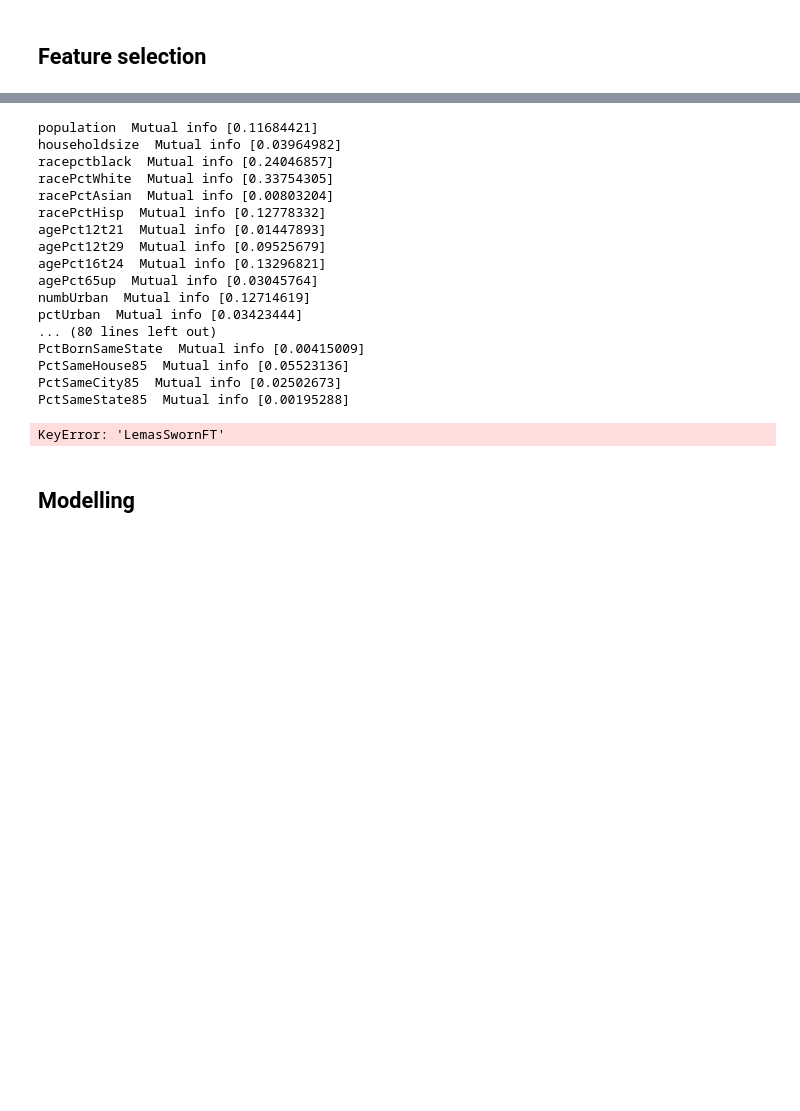
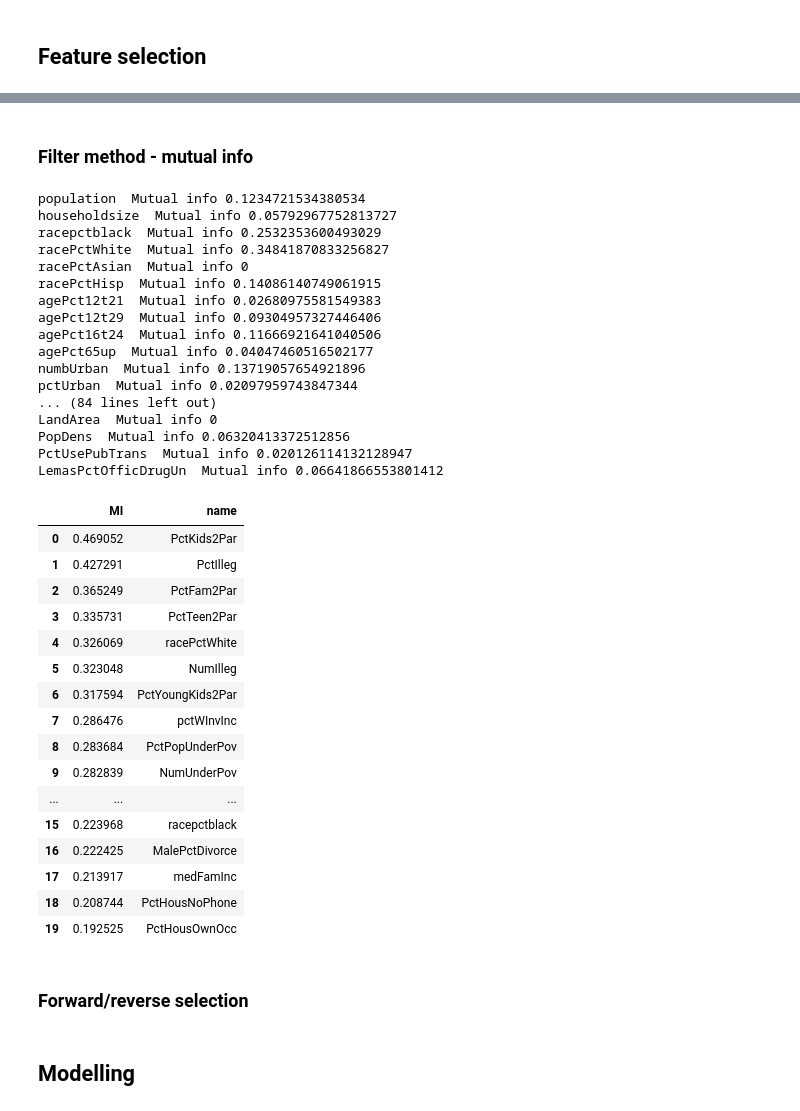
Before and after one commit to esobolewska/ML1-regression, a Jupyter notebook: ML1-kod.ipynb, the cells around one changed output, grey strips where cells are left out. Saved outputs shown, nothing was run; the diff lists cells and outputs as text; code cells hidden in the pictures; blank space fills up the shorter version.

Commit message:
dodaje moje podejscie do feature selection

```diff
--- a/ML1-kod.ipynb
+++ b/ML1-kod.ipynb
@@ -269,27 +266,50 @@ numCols = ["population",
+# %% [markdown]
+### Filter method - mutual info
 # %%
 minfos=[]
 for var in numCols:
-    print(var, " Mutual info", feature_selection.mutual_info_regression(mydata[var].astype(float).values.reshape(-1,1),mydata["ViolentCrimesPerPop"].astype(float).values))
-    minfos.append(feature_selection.mutual_info_regression(mydata[var].astype(float).values.reshape(-1,1),mydata["ViolentCrimesPerPop"].astype(float).values))
-imp = list(zip(minfos, numCols))
-imp.sort(reverse=True)
-imp
+    print(var, " Mutual info", feature_selection.mutual_info_regression(mydata[var].astype(float).values.reshape(-1,1),mydata["ViolentCrimesPerPop"].astype(float).values)[0])
+    minfos.append(feature_selection.mutual_info_regression(mydata[var].astype(float).values.reshape(-1,1),mydata["ViolentCrimesPerPop"].astype(float).values)[0])
 # %% [output]
-population  Mutual info [0.11684421]
-householdsize  Mutual info [0.03964982]
-racepctblack  Mutual info [0.24046857]
-racePctWhite  Mutual info [0.33754305]
-racePctAsian  Mutual info [0.00803204]
-racePctHisp  Mutual info [0.12778332]
-agePct12t21  Mutual info [0.01447893]
-agePct12t29  Mutual info [0.09525679]
-agePct16t24  Mutual info [0.13296821]
-agePct65up  Mutual info [0.03045764]
-numbUrban  Mutual info [0.12714619]
-pctUrban  Mutual info [0.03423444]
-... (80 lines left out)
-PctBornSameState  Mutual info [0.00415009]
-PctSameHouse85  Mutual info [0.05523136]
-PctSameCity85  Mutual info [0.02502673]
-PctSameState85  Mutual info [0.00195288]
+population  Mutual info 0.1234721534380534
+householdsize  Mutual info 0.05792967752813727
+racepctblack  Mutual info 0.2532353600493029
+racePctWhite  Mutual info 0.34841870833256827
+racePctAsian  Mutual info 0
+racePctHisp  Mutual info 0.14086140749061915
+agePct12t21  Mutual info 0.02680975581549383
+agePct12t29  Mutual info 0.09304957327446406
+agePct16t24  Mutual info 0.11666921641040506
+agePct65up  Mutual info 0.04047460516502177
+numbUrban  Mutual info 0.13719057654921896
+pctUrban  Mutual info 0.02097959743847344
+... (84 lines left out)
+LandArea  Mutual info 0
+PopDens  Mutual info 0.06320413372512856
+PctUsePubTrans  Mutual info 0.020126114132128947
+LemasPctOfficDrugUn  Mutual info 0.06641866553801412
-KeyError: 'LemasSwornFT'
+# %%
+imp = list(zip(minfos, numCols))
+imp.sort(reverse=True)
+imp = pd.DataFrame(imp, columns=['MI', 'name'])
+imp.head(20)
+# %% [output]
+|  | MI | name |
+| 0 | 0.469052 | PctKids2Par |
+| 1 | 0.427291 | PctIlleg |
+| 2 | 0.365249 | PctFam2Par |
+| 3 | 0.335731 | PctTeen2Par |
+| 4 | 0.326069 | racePctWhite |
+| 5 | 0.323048 | NumIlleg |
+| 6 | 0.317594 | PctYoungKids2Par |
+| 7 | 0.286476 | pctWInvInc |
+| 8 | 0.283684 | PctPopUnderPov |
+| 9 | 0.282839 | NumUnderPov |
+| ... | ... | ... |
+| 15 | 0.223968 | racepctblack |
+| 16 | 0.222425 | MalePctDivorce |
+| 17 | 0.213917 | medFamInc |
+| 18 | 0.208744 | PctHousNoPhone |
+| 19 | 0.192525 | PctHousOwnOcc |
+# %% [markdown]
+### Forward/reverse selection
```
Also changed, not shown: parts of 10 cells of this notebook.
